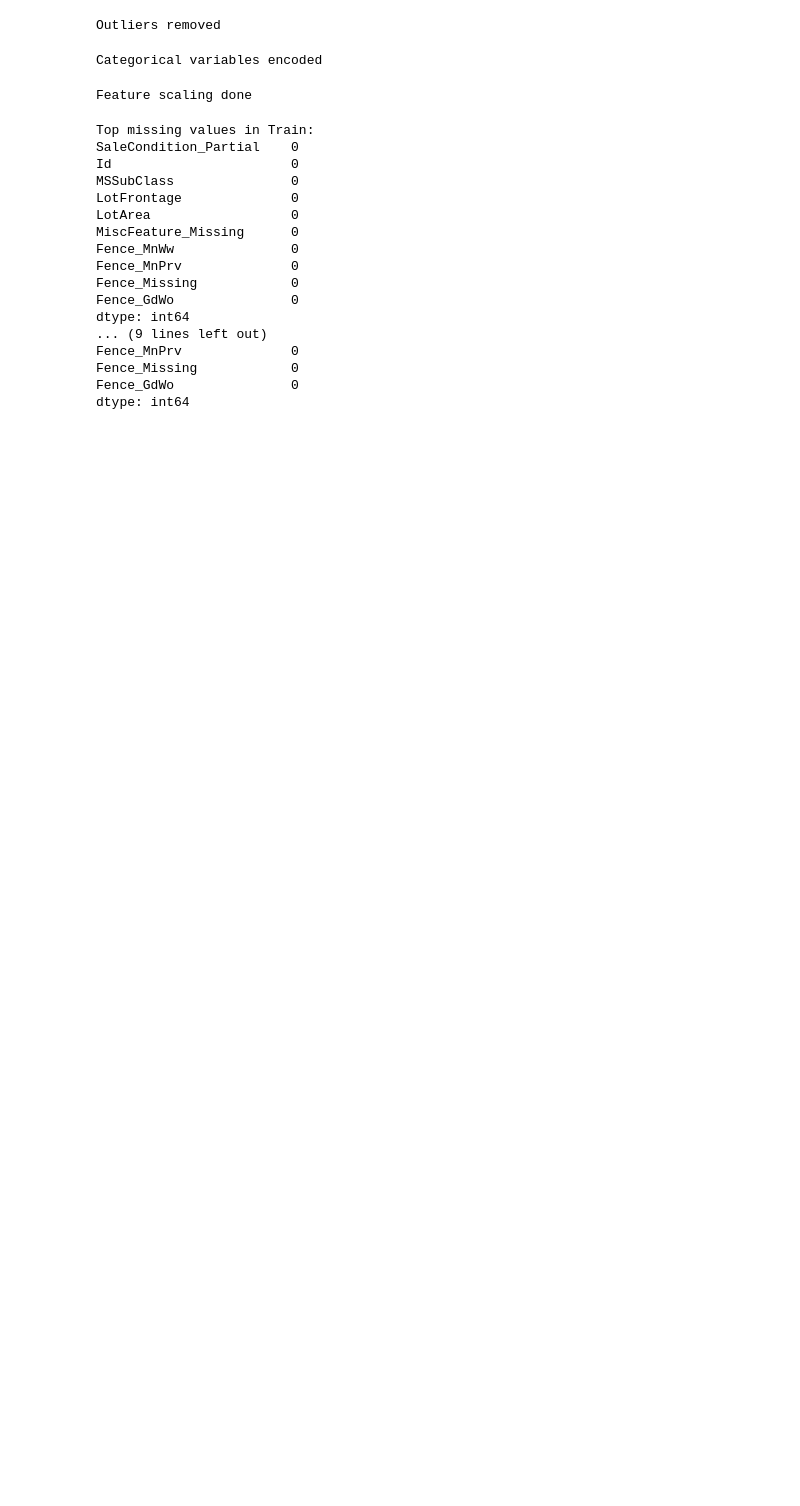
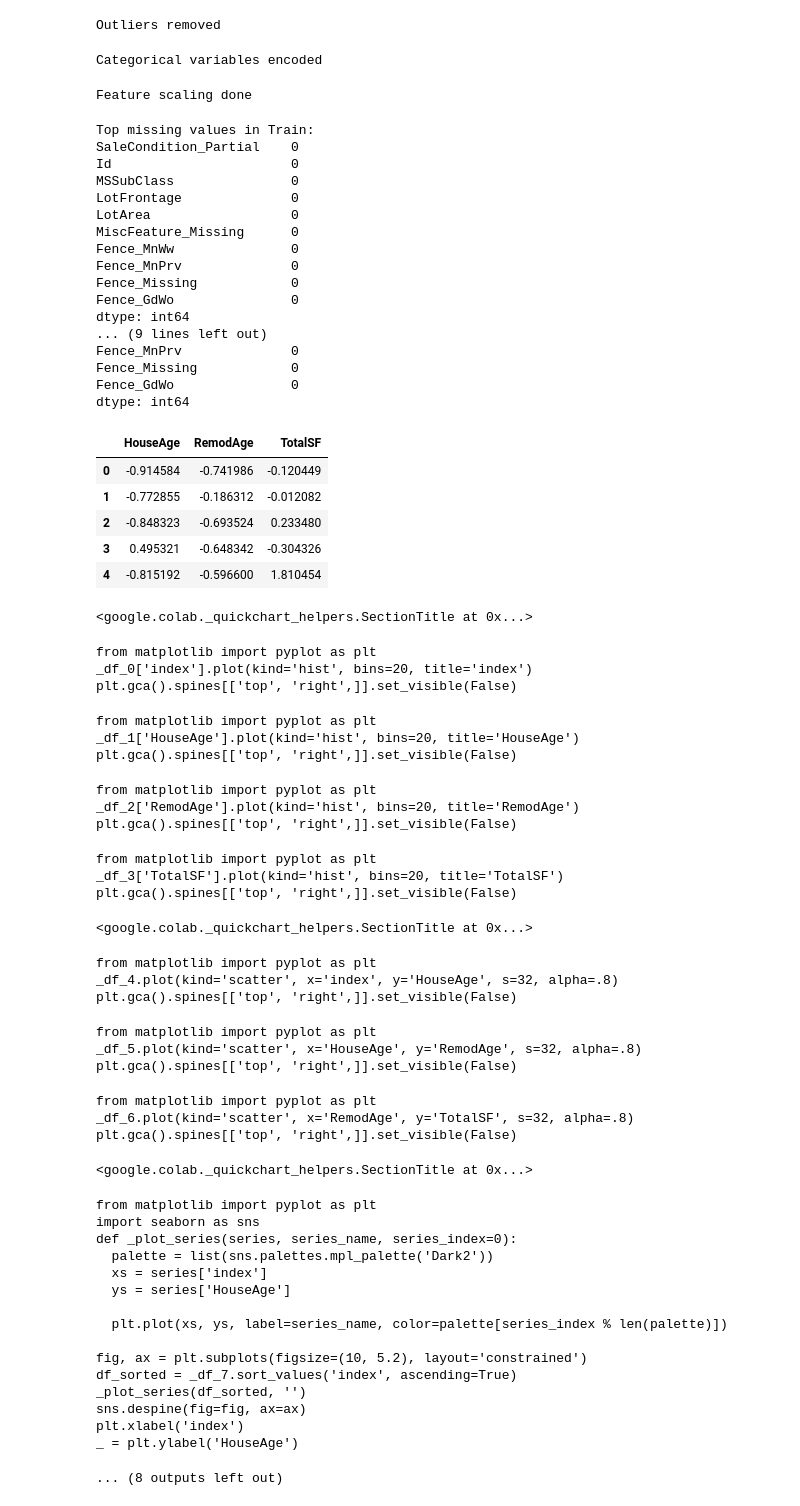
Before and after one commit to amar-emad/House-Price-Prediction-containing, a Jupyter notebook: House_Price_Prediction_containing.ipynb, the cells around one changed output. Drawn from its saved outputs; the diff is of its cells as text; code cells hidden in the pictures; blank space fills up the shorter version.

```diff
--- a/House_Price_Prediction_containing.ipynb
+++ b/House_Price_Prediction_containing.ipynb
@@ -390,3 +390,66 @@ Fence_MnPrv              0
 Fence_Missing            0
 Fence_GdWo               0
 dtype: int64
+# %%
+#mohamed mahmoud
+# ================================
+#  Feature Engineering – Create new features
+
+# Age of the house
+df["HouseAge"] = df["YrSold"] - df["YearBuilt"]
+
+# Age since last remodel
+df["RemodAge"] = df["YrSold"] - df["YearRemodAdd"]
+
+# Total square footage (basement + 1st & 2nd floors)
+df["TotalSF"] = df["TotalBsmtSF"] + df["1stFlrSF"] + df["2ndFlrSF"]
+
+# Preview new features
+df[["HouseAge", "RemodAge", "TotalSF"]].head()
+# %% [output]
+|  | HouseAge | RemodAge | TotalSF |
+| 0 | -0.914584 | -0.741986 | -0.120449 |
+| 1 | -0.772855 | -0.186312 | -0.012082 |
+| 2 | -0.848323 | -0.693524 | 0.233480 |
+| 3 | 0.495321 | -0.648342 | -0.304326 |
+| 4 | -0.815192 | -0.596600 | 1.810454 |
+<google.colab._quickchart_helpers.SectionTitle at 0x...>
+from matplotlib import pyplot as plt
+_df_0['index'].plot(kind='hist', bins=20, title='index')
+plt.gca().spines[['top', 'right',]].set_visible(False)
+from matplotlib import pyplot as plt
+_df_1['HouseAge'].plot(kind='hist', bins=20, title='HouseAge')
+plt.gca().spines[['top', 'right',]].set_visible(False)
+from matplotlib import pyplot as plt
+_df_2['RemodAge'].plot(kind='hist', bins=20, title='RemodAge')
+plt.gca().spines[['top', 'right',]].set_visible(False)
+from matplotlib import pyplot as plt
+_df_3['TotalSF'].plot(kind='hist', bins=20, title='TotalSF')
+plt.gca().spines[['top', 'right',]].set_visible(False)
+<google.colab._quickchart_helpers.SectionTitle at 0x...>
+from matplotlib import pyplot as plt
+_df_4.plot(kind='scatter', x='index', y='HouseAge', s=32, alpha=.8)
+plt.gca().spines[['top', 'right',]].set_visible(False)
+from matplotlib import pyplot as plt
+_df_5.plot(kind='scatter', x='HouseAge', y='RemodAge', s=32, alpha=.8)
+plt.gca().spines[['top', 'right',]].set_visible(False)
+from matplotlib import pyplot as plt
+_df_6.plot(kind='scatter', x='RemodAge', y='TotalSF', s=32, alpha=.8)
+plt.gca().spines[['top', 'right',]].set_visible(False)
+<google.colab._quickchart_helpers.SectionTitle at 0x...>
+from matplotlib import pyplot as plt
+import seaborn as sns
+def _plot_series(series, series_name, series_index=0):
+  palette = list(sns.palettes.mpl_palette('Dark2'))
+  xs = series['index']
+  ys = series['HouseAge']
+
+  plt.plot(xs, ys, label=series_name, color=palette[series_index % len(palette)])
+
+fig, ax = plt.subplots(figsize=(10, 5.2), layout='constrained')
+df_sorted = _df_7.sort_values('index', ascending=True)
+_plot_series(df_sorted, '')
+sns.despine(fig=fig, ax=ax)
+plt.xlabel('index')
+_ = plt.ylabel('HouseAge')
+... (8 outputs left out)
```
Also changed, not shown: parts of 1 cell of this notebook.
